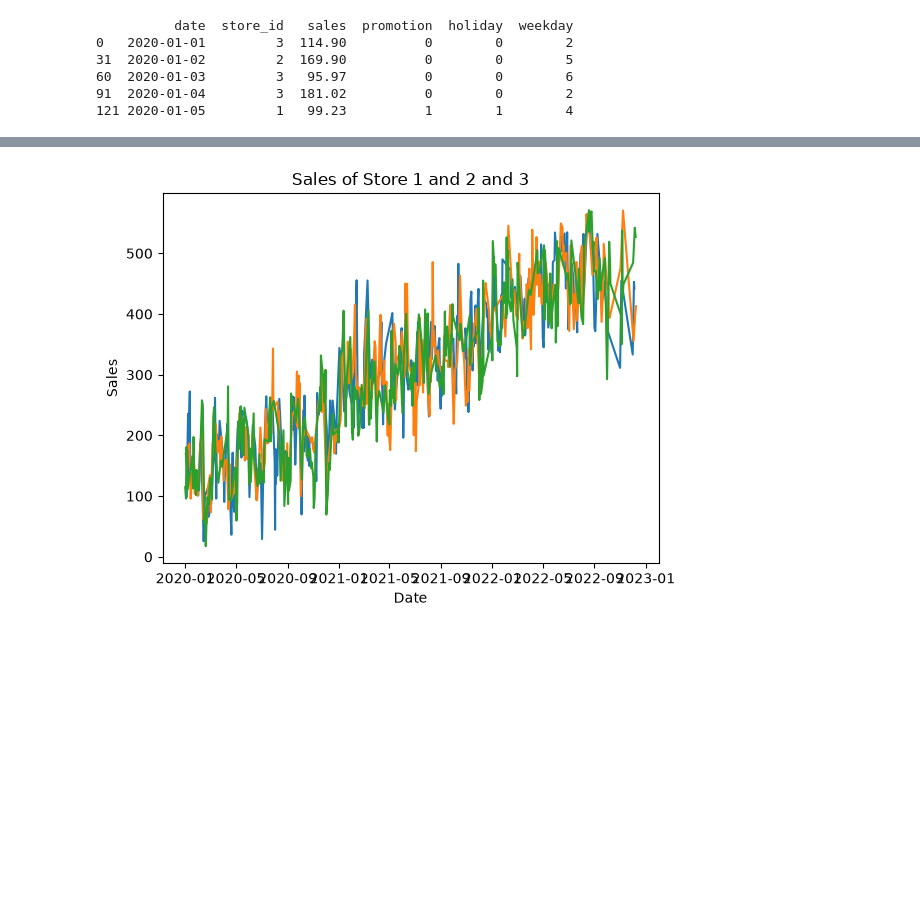
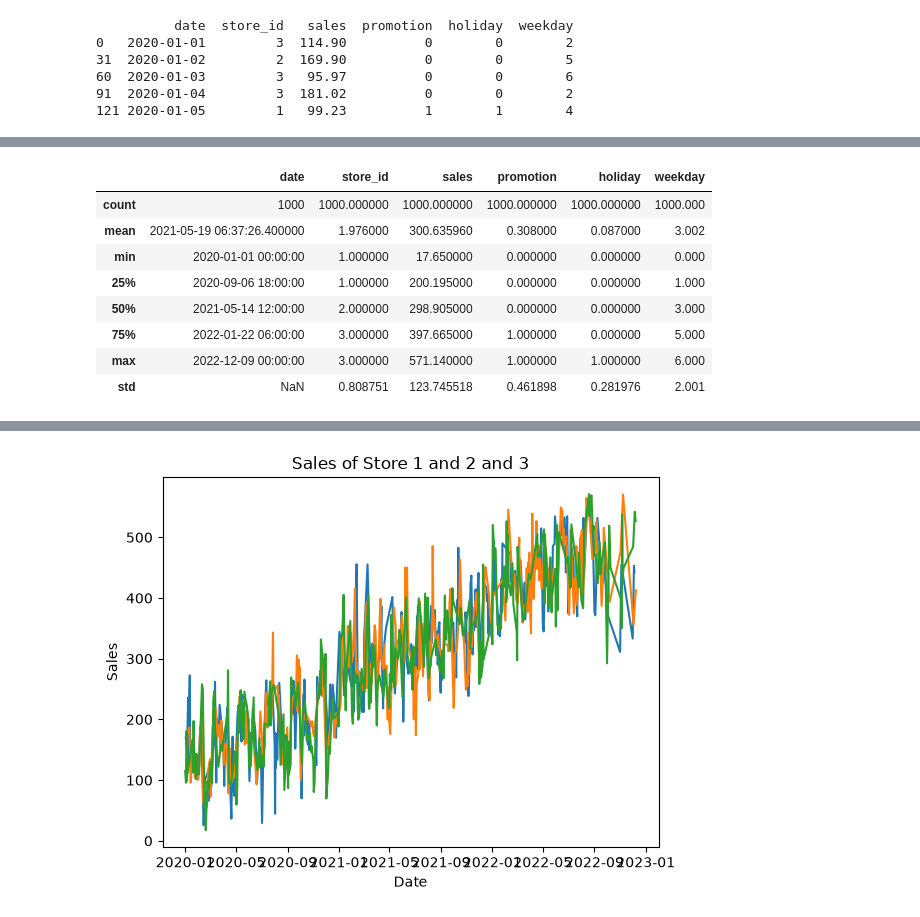
Before and after one commit to jonnamoi/Data-Analysis-with-Python-Case-Studies, a Jupyter notebook: one_sales_forecasting.ipynb, the cells around one changed output, grey strips where cells are left out. Cells and saved outputs as stored; diff of their text form; code cells hidden in the pictures; blank space fills up the shorter version.

```diff
--- a/one_sales_forecasting.ipynb
+++ b/one_sales_forecasting.ipynb
@@ -17,0 +38,12 @@ print(df.head())
+# %%
+df.describe()
+# %% [output]
+|  | date | store_id | sales | promotion | holiday | weekday |
+| count | 1000 | 1000.000000 | 1000.000000 | 1000.000000 | 1000.000000 | 1000.000 |
+| mean | 2021-05-19 06:37:26.400000 | 1.976000 | 300.635960 | 0.308000 | 0.087000 | 3.002 |
+| min | 2020-01-01 00:00:00 | 1.000000 | 17.650000 | 0.000000 | 0.000000 | 0.000 |
+| 25% | 2020-09-06 18:00:00 | 1.000000 | 200.195000 | 0.000000 | 0.000000 | 1.000 |
+| 50% | 2021-05-14 12:00:00 | 2.000000 | 298.905000 | 0.000000 | 0.000000 | 3.000 |
+| 75% | 2022-01-22 06:00:00 | 3.000000 | 397.665000 | 1.000000 | 0.000000 | 5.000 |
+| max | 2022-12-09 00:00:00 | 3.000000 | 571.140000 | 1.000000 | 1.000000 | 6.000 |
+| std | NaN | 0.808751 | 123.745518 | 0.461898 | 0.281976 | 2.001 |
```
Also changed, not shown: parts of 13 cells of this notebook.
